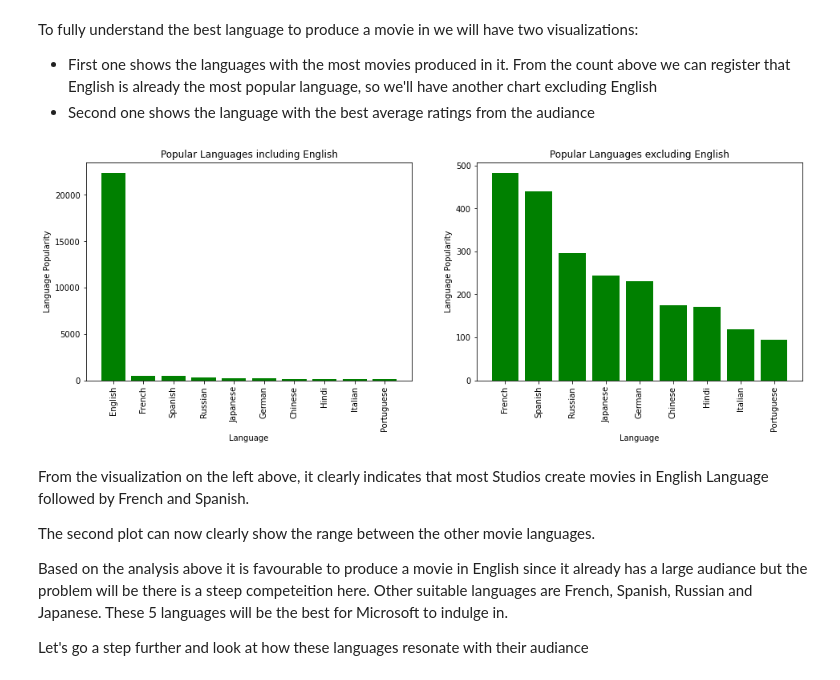
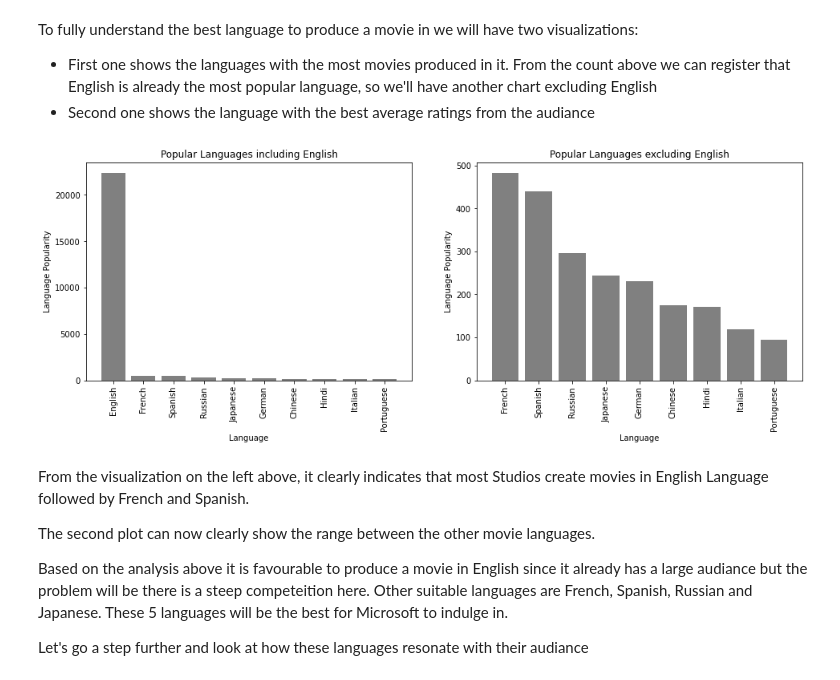
Before and after one commit to HSimiyu/Movie-Data-Analysis, a Jupyter notebook: student.ipynb, the cells around one changed output. Saved outputs shown, nothing was run; the diff lists cells and outputs as text; code cells hidden in the pictures.

```diff
--- a/student.ipynb
+++ b/student.ipynb
@@ -598,24 +598,24 @@ To fully understand the best language to produce a movie in we will have two vis
 # %%
 # 1st Plot to show Popular Language
 fig, (ax1,ax2) = plt.subplots(ncols=2, figsize=(16, 5))
 
 # Plot data
-ax1.bar(top_languages.index, top_languages.values, color='green')
-ax2.bar(top_languages.index[1:], top_languages.values[1:], color='green')
+ax1.bar(top_languages.index, top_languages.values, color='grey')
+ax2.bar(top_languages.index[1:], top_languages.values[1:], color='grey')
 
 # Customizing the first subplot appearance
 ax1.tick_params(axis="x", labelrotation=90)
 ax1.set_xlabel("Language")
 ax1.set_ylabel("Language Popularity")
 ax1.set_title("Popular Languages including English")
 
 #Customizing the second subplot appearence
 ax2.tick_params(axis="x", labelrotation=90)
 ax2.set_xlabel("Language")
 ax2.set_ylabel("Language Popularity")
 ax2.set_title("Popular Languages excluding English");
 # %% [output]
-[figure, old version]
+[figure, new version]
 # %% [markdown]
 From the visualization on the left above, it clearly indicates that most Studios create movies in English Language followed by French and Spanish.
 
```
Also changed, not shown: parts of 3 cells of this notebook.
